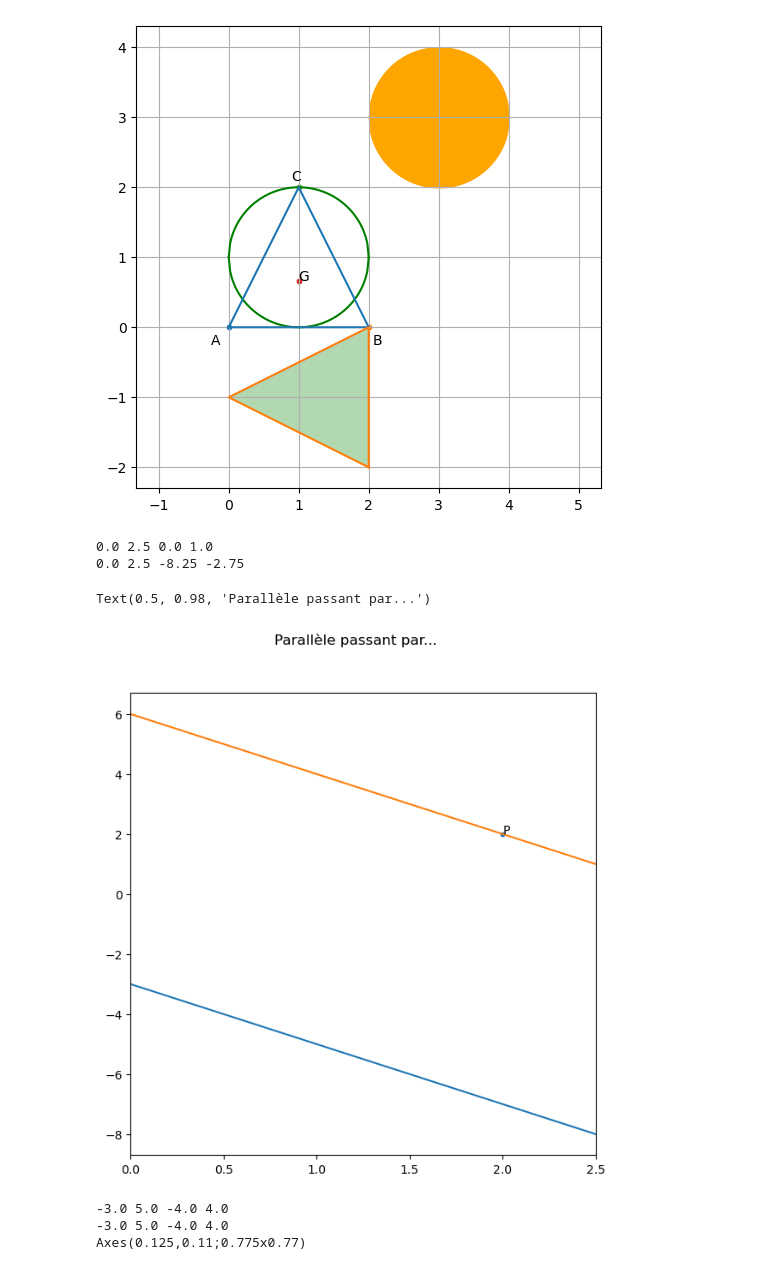
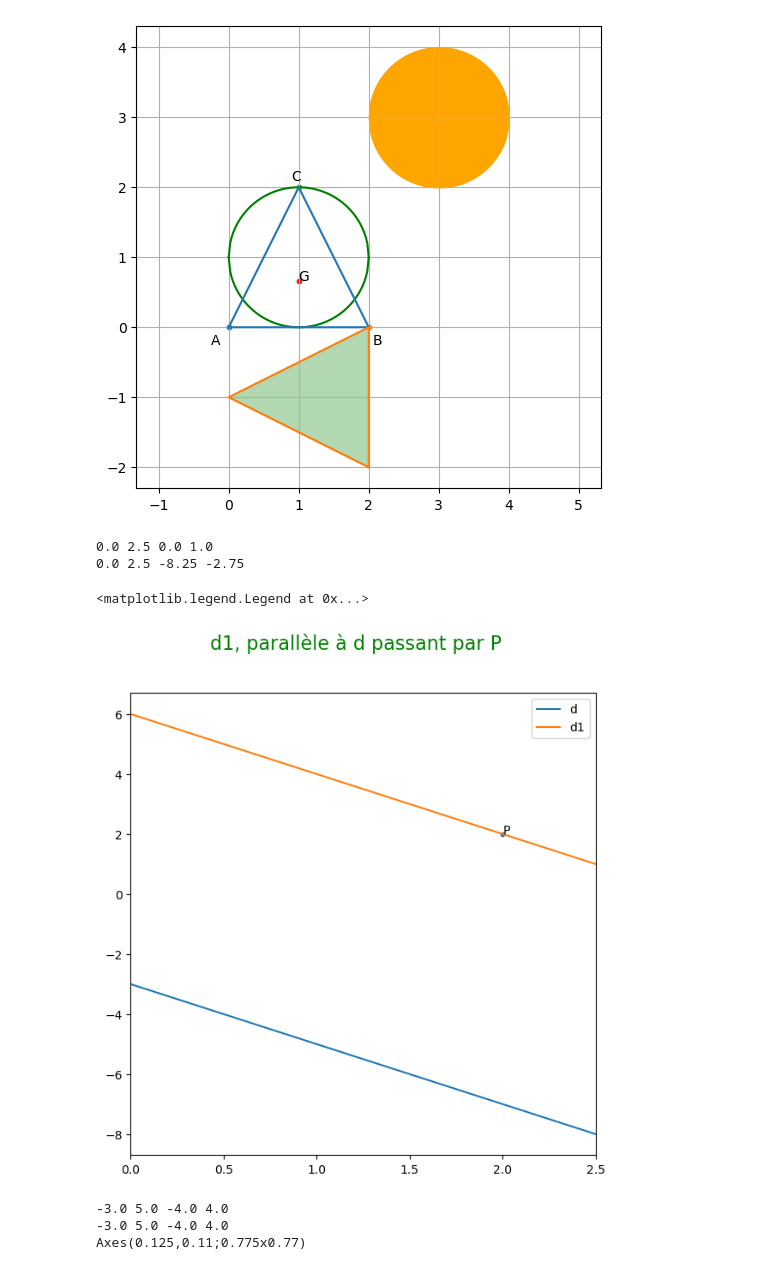
Before and after one commit to mhdeleglise/Formes2D, a Jupyter notebook: tst.ipynb, the cells around one changed output. Drawn from its saved outputs; the diff is of its cells as text; code cells hidden in the pictures.

```diff
--- a/tst.ipynb
+++ b/tst.ipynb
@@ -179,18 +179,19 @@ Aire du triangle  2.0 , son périmètre  6.47213595499958 , son centre de gravit
 # %%
 fig, ax = plt.subplots(figsize = (7,7))
 ax.set_xlim(0,2.5)
 d = Droite(2,1,3)
 P = Point(2,2,'P')
 d1= parallele(d,P)
-d.draw(ax)
-d1.draw(ax)
+d.draw(ax,label='d')
+d1.draw(ax,label= 'd1')
 P.draw(ax)
-fig.suptitle("Parallèle passant par...")
+fig.suptitle("d1, parallèle à d passant par P", fontsize=16, color='green')
+ax.legend()
 # %% [output]
 0.0 2.5 0.0 1.0
 0.0 2.5 -8.25 -2.75
-Text(0.5, 0.98, 'Parallèle passant par...')
+<matplotlib.legend.Legend at 0x...>
-[figure, old version]
+[figure, new version]
 # %%
 fig, ax = plt.subplots()
 ax.set_xlim(-3.0,5.0)
```
